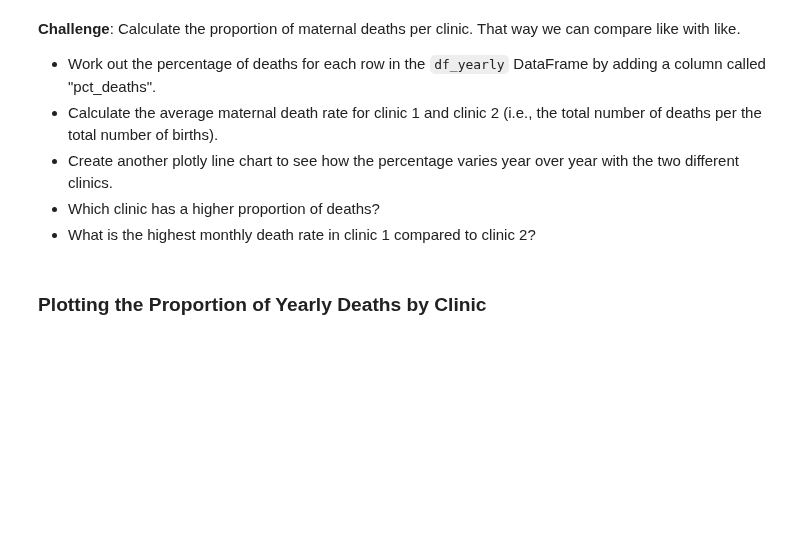
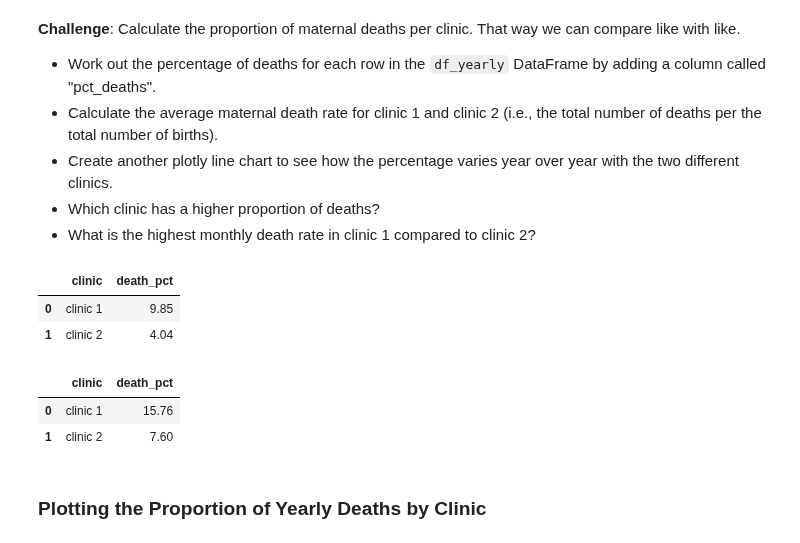
Before and after one commit to bnedjm/100-Dayz-of-Code, a Jupyter notebook: 04-Advanced-Section/day-080 - The Tragic Discovery of Handwashing - t-Tests & Distributions/Dr_Semmelweis_Handwashing_Discovery.ipynb, the cells around one changed output. Cells and saved outputs as stored; diff of their text form; code cells hidden in the pictures; blank space fills up the shorter version.

Commit message:
day 080 analysing the yearly data split by clinic

```diff
--- a/04-Advanced-Section/day-080 - The Tragic Discovery of Handwashing - t-Tests & Distributions/Dr_Semmelweis_Handwashing_Discovery.ipynb
+++ b/04-Advanced-Section/day-080 - The Tragic Discovery of Handwashing - t-Tests & Distributions/Dr_Semmelweis_Handwashing_Discovery.ipynb
@@ -166,7 +166,7 @@ df_yearly
 * Change the line thickness to 3 and 2 for the births and deaths respectively.
 * Do you notice anything in the late 1840s?
 # %%
-df_yearly.year = pd.to_datetime(df_yearly.year)
+# df_yearly.year = pd.to_datetime(df_yearly.year)
 df_monthly.date = pd.to_datetime(df_monthly.date)
 # %%
 plt.figure(figsize=(14,8), dpi=100)
@@ -215,5 +235,17 @@ Now let's look at the annual data instead.
 * Create another plotly line chart to see how the percentage varies year over year with the two different clinics.
 * Which clinic has a higher proportion of deaths?
 * What is the highest monthly death rate in clinic 1 compared to clinic 2?
+# %%
+df_yearly.groupby(by=["clinic"], as_index=False).agg({"death_pct": pd.Series.mean})
+# %% [output]
+|  | clinic | death_pct |
+| 0 | clinic 1 | 9.85 |
+| 1 | clinic 2 | 4.04 |
+# %%
+df_yearly.groupby(by=["clinic"], as_index=False).agg({"death_pct": pd.Series.max})
+# %% [output]
+|  | clinic | death_pct |
+| 0 | clinic 1 | 15.76 |
+| 1 | clinic 2 | 7.60 |
 # %% [markdown]
 ### Plotting the Proportion of Yearly Deaths by Clinic
```
Also changed, not shown: parts of 3 cells of this notebook.
